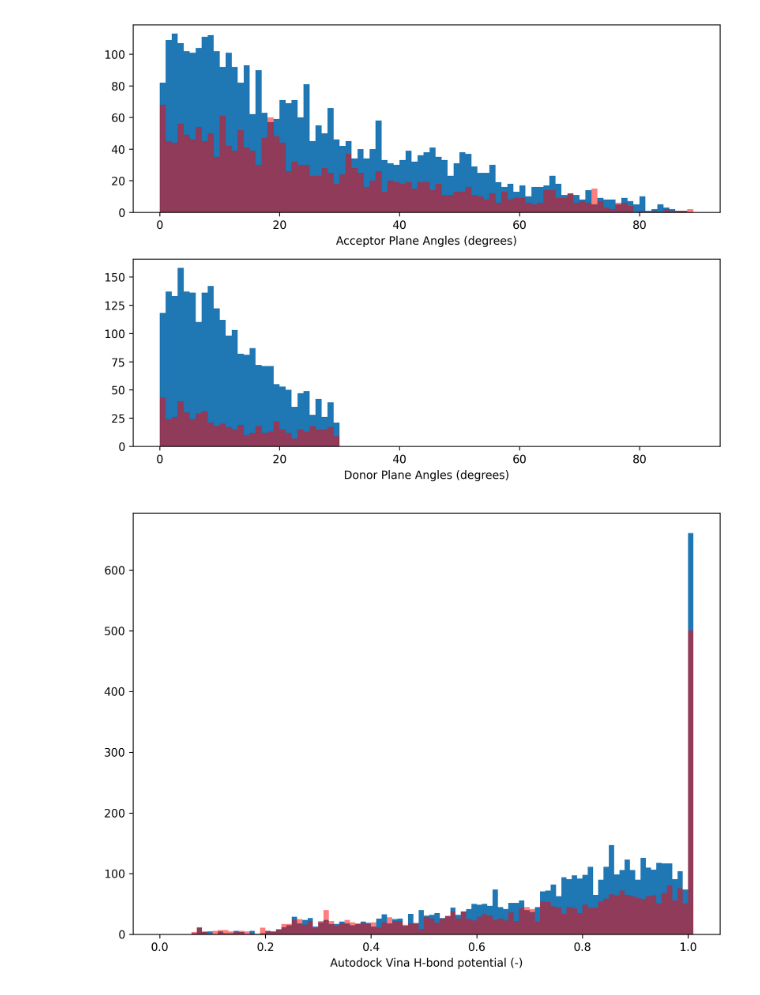
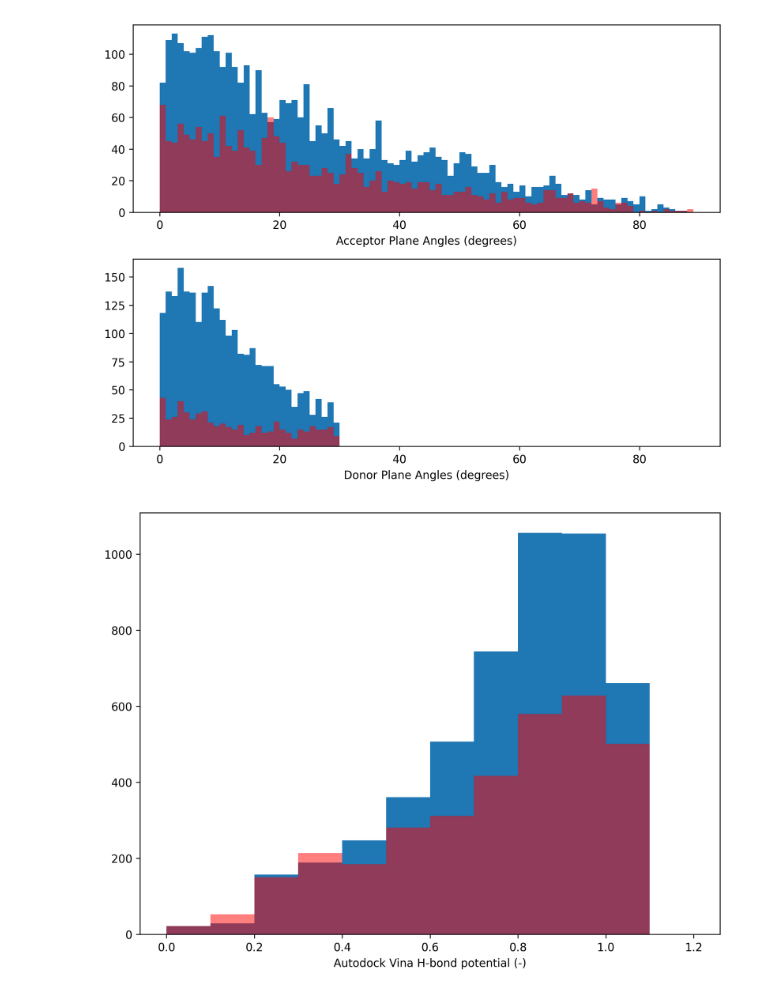
Before and after one commit to yuyuan871111/GSoC2025_Hbond_PM, a Jupyter notebook: validation/plinder_dataset_test.ipynb, the cells around one changed output. Saved outputs shown, nothing was run; the diff lists cells and outputs as text; code cells hidden in the pictures.

```diff
--- a/validation/plinder_dataset_test.ipynb
+++ b/validation/plinder_dataset_test.ipynb
@@ -478,24 +478,24 @@ fig.show()
 # %%
 import matplotlib.pyplot as plt
 import numpy as np
 from mpl_toolkits.axes_grid1 import make_axes_locatable
 
 fig, ax = plt.subplots(1, 1, dpi=300, figsize=(8, 6))
 
 # now determine nice limits by hand:
-binwidth = 0.01
+binwidth = 0.1
 xymax = max(
     np.max(np.abs(all_vhp_list)),
     np.max(np.abs(all_fp_vhp_list)),
 )
 lim = (int(xymax / binwidth) + 1) * binwidth
 
 bins = np.arange(0, lim + binwidth, binwidth)
 ax.hist(all_vhp_list, bins=bins)
 ax.hist(all_fp_vhp_list, bins=bins, alpha=0.5, color="red")
 
 ax.set_xlabel("Autodock Vina H-bond potential (-)")
 fig.tight_layout()
 fig.show()
 # %% [output]
-[figure, old version]
+[figure, new version]
```
Also changed, not shown: 9 other files.
